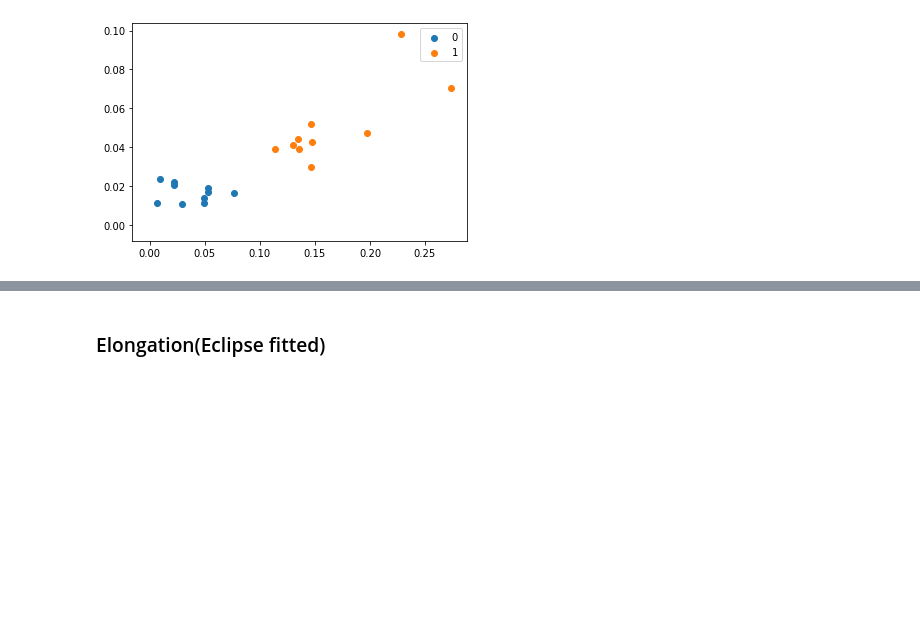
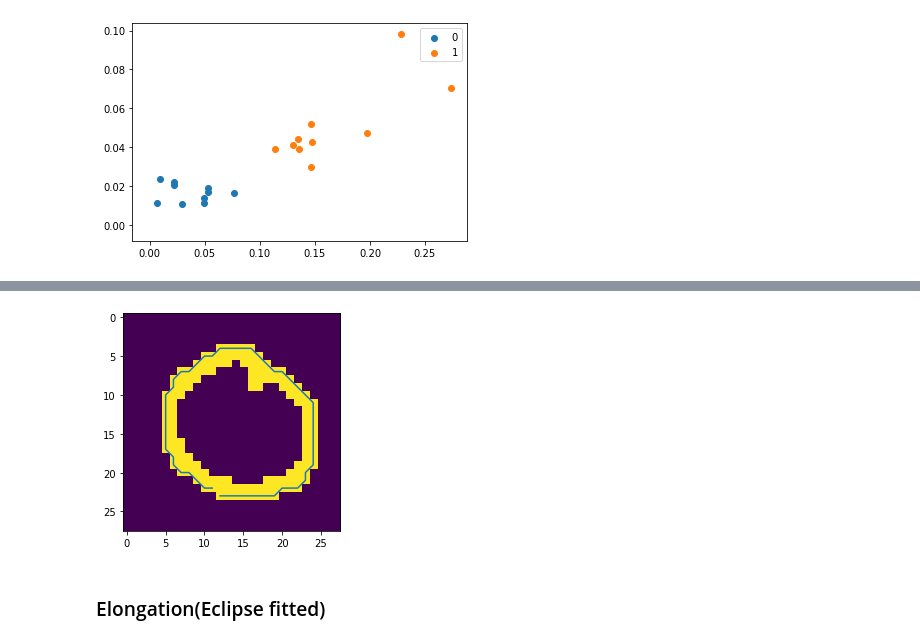
Before and after one commit to Jiang15/Image_analysis_and_pattern-recognition, a Jupyter notebook: Lab 2/lab_02_object_description.ipynb, the cells around one changed output, grey strips where cells are left out. Saved outputs shown, nothing was run; the diff lists cells and outputs as text; code cells hidden in the pictures; blank space fills up the shorter version.

Commit message:
Chain code

```diff
--- a/Lab 2/lab_02_object_description.ipynb
+++ b/Lab 2/lab_02_object_description.ipynb
@@ -375,3 +374,82 @@ Freeman
+# %%
+# Code taken from pseudocode: http://www.cs.unca.edu/~reiser/imaging/chaincode.html
+def chain_code(im):
+    '''
+    Directions  0 1 2    Change in    -1  0  1   Change in    -1 -1 -1
+               7 x 3    x-dimension  -1  0  1   y-dimension   0  0  0
+               6 5 4                 -1  0  1                 1  1  1
+    '''
+    chain = []
+    contour = [] #just for debug
+
+    im = im.copy()
+
+    # Find the first pixel on the boundary of the object.
+    for r in range(0, im.shape[0]):
+        for c in range(0, im.shape[1]):
+            if im[r][c] == 255:
+                start_r = r
+                start_c = c
+                break
+
+    # chain code
+    directions = [0, 1, 2, 7, 3, 6, 5, 4]
+    change_y = [-1, -1, -1, 0, 0, 1, 1, 1]
+    change_x = [-1, 0, 1, -1, 1, -1, 0, 1]
+
+    r = start_r
+    c = start_c
+
+    for index, d in enumerate(directions):
+        if im[start_r + change_y[index], start_c + change_x[index]] == 255:
+            r = start_r + change_y[index]
+            c = start_c + change_x[index]
+            contour.append((r, c))
+            chain.append(d)
+            break
+
+    while (r != start_r) or (c != start_c):
+        # decide where start
+        b_direction = (d + 5) % 8
+        dir1 = range(b_direction, 8)
+        dir2 = range(0, b_direction)
+        directions_ext = list(dir1) + list(dir2)
+        for d in directions_ext:
+            index = directions.index(d)
+            if im[r + change_y[index], c + change_x[index]] == 255:
+                r = r + change_y[index]
+                c = c + change_x[index]
+                contour.append((r, c))
+                chain.append(d)
+                break
+
+    plt.imshow(im)
+    plt.plot([i[1] for i in contour], [i[0] for i in contour])
+    plt.show()
+    return chain
+
+chain_zero = chain_code(zeros_im[8])
+
+
+im_chain0 = []
+im_chain1 = []
+
+for img0, img1, nm0, nm1 in zip(zeros_im, ones_im, zeros_names, ones_names):
+    img0 = affineTransform(img0, rotation, scaling, translation)
+    img1 = affineTransform(img1, rotation, scaling, translation)
+
+    im_af0.append(img0)
+    im_af1.append(img1)
+
+# Contour detection
+contourf_af0 = contour_fourier(im_af0)
+contourf_af1 = contour_fourier(im_af1)
+
+# Plots
+fig, axes = plt.subplots(2, len(zeros_im), figsize=(12, 3))
+plotImagContour(axes, contourf_af0, contourf_af1, im_af0, im_af1, zeros_names, ones_names)
+# %% [output]
+[figure, added]
 # %% [markdown]
 ### Elongation(Eclipse fitted)
 # %%
```
Also changed, not shown: parts of 8 cells of this notebook.
